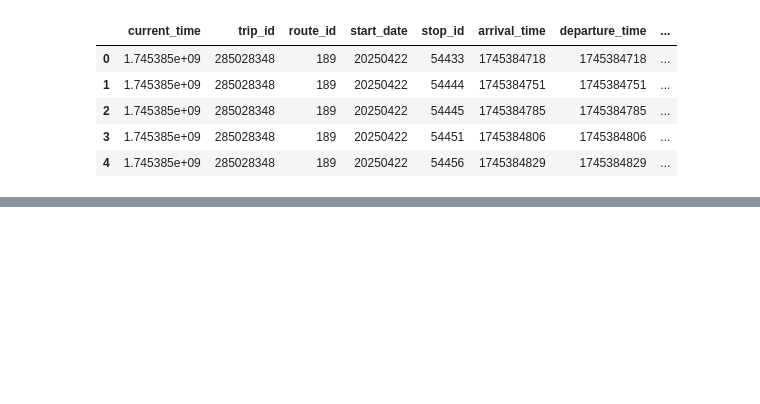
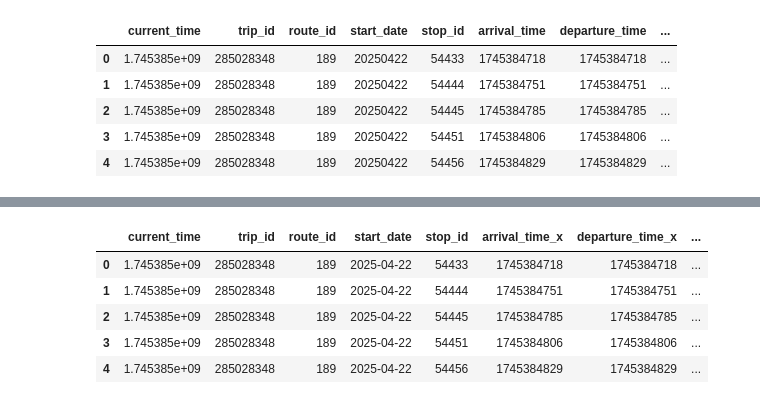
Before and after one commit to nadpierre/stm-transit-delay-prediction, a Jupyter notebook: data_cleaning.ipynb, the cells around one changed output, grey strips where cells are left out. Drawn from its saved outputs; the diff is of its cells as text; code cells hidden in the pictures; blank space fills up the shorter version.

```diff
--- a/data_cleaning.ipynb
+++ b/data_cleaning.ipynb
@@ -12,0 +149,23 @@ df.head()
+# %%
+def parse_gtfs_time(time_str:str, service_date:pd.Timestamp) -> pd.Timestamp:
+	'''
+	Converts GTFS time string (e.g., '25:30:00') to datetime
+	based on the service date.
+	'''
+	hours, minutes, seconds = map(int, time_str.split(':'))
+	total_seconds = hours * 3600 + minutes * 60 + seconds
+
+	parsed_time = service_date + timedelta(seconds=total_seconds)
+	return parsed_time
+# %%
+# Convert planned arrival time to localized datetime
+merged_stm_df['scheduled_arrival_time'] = merged_stm_df.apply(lambda row: parse_gtfs_time(row['arrival_time_y'], row['start_date']), axis=1)
+merged_stm_df['scheduled_arrival_time'] = merged_stm_df['scheduled_arrival_time'].dt.tz_localize(local_timezone)
+merged_stm_df.head()
+# %% [output]
+|  | current_time | trip_id | route_id | start_date | stop_id | arrival_time_x | departure_time_x | ... |
+| 0 | 1.745385e+09 | 285028348 | 189 | 2025-04-22 | 54433 | 1745384718 | 1745384718 | ... |
+| 1 | 1.745385e+09 | 285028348 | 189 | 2025-04-22 | 54444 | 1745384751 | 1745384751 | ... |
+| 2 | 1.745385e+09 | 285028348 | 189 | 2025-04-22 | 54445 | 1745384785 | 1745384785 | ... |
+| 3 | 1.745385e+09 | 285028348 | 189 | 2025-04-22 | 54451 | 1745384806 | 1745384806 | ... |
+| 4 | 1.745385e+09 | 285028348 | 189 | 2025-04-22 | 54456 | 1745384829 | 1745384829 | ... |
```
Also changed, not shown: parts of 42 cells of this notebook, 3 other files.
